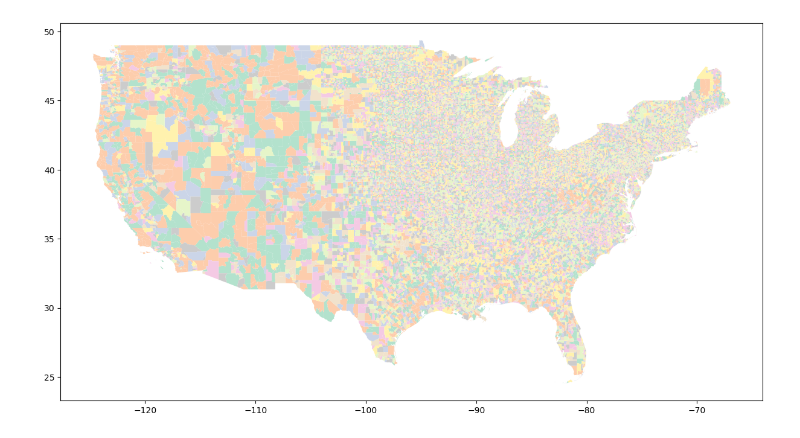
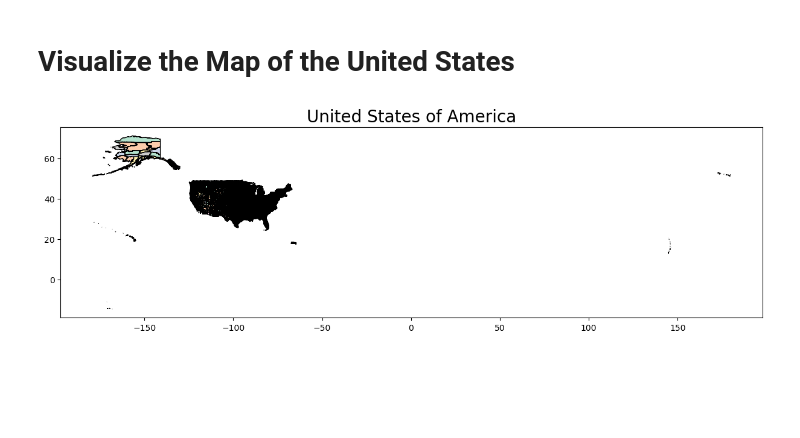
Before and after one commit to j-melchor/dataViz_lab4, a Jupyter notebook: Lab4.ipynb, the cells around one changed output. Cells and saved outputs as stored; diff of their text form; code cells hidden in the pictures; blank space fills up the shorter version.

```diff
--- a/Lab4.ipynb
+++ b/Lab4.ipynb
@@ -17,8 +17,9 @@ drwxr-xr-x@  6 joshuamelchor  staff      192 May  9 20:18 ../
 # %%
 import matplotlib.pyplot as plt
 import geopandas
+import pandas as pd
 
-states = geopandas.read_file('data/usa-states-census-2014.shp')
+states = geopandas.read_file('data/cb_2020_us_cousub_500k.shp')
 
 states.head()
 # %% [output]
@@ -74,15 +46,11 @@ states2020.head()
-# %%
-# Filter out Alaska, Hawaii, and US territories
-exclude = [
-    'Alaska', 'Hawaii', 'Puerto Rico', 'Guam',
-    'American Samoa', 'Commonwealth of the Northern Mariana Islands', 'United States Virgin Islands'
-]
-continental_states = states2020[~states2020['STATE_NAME'].isin(exclude)]
-
-# Plot only the continental US
-fig, ax = plt.subplots(figsize=(15, 10))
-continental_states.plot(ax=ax, cmap='Pastel2')
-
-plt.show()
-# %% [output]
-[figure, removed]
+# %% [markdown]
+# Visualize the Map of the United States
+# %%
+# Plot the entire united states including territories
+fig, ax = plt.subplots(figsize=(15, 10))
+states.boundary.plot(ax=ax, color='black', linewidth=1)
+states.plot(ax=ax, cmap='Pastel2')
+plt.title('United States of America', size=20)
+plt.show()
+# %% [output]
+[figure, added]
```
Also changed, not shown: parts of 17 cells of this notebook, 8 other files.
